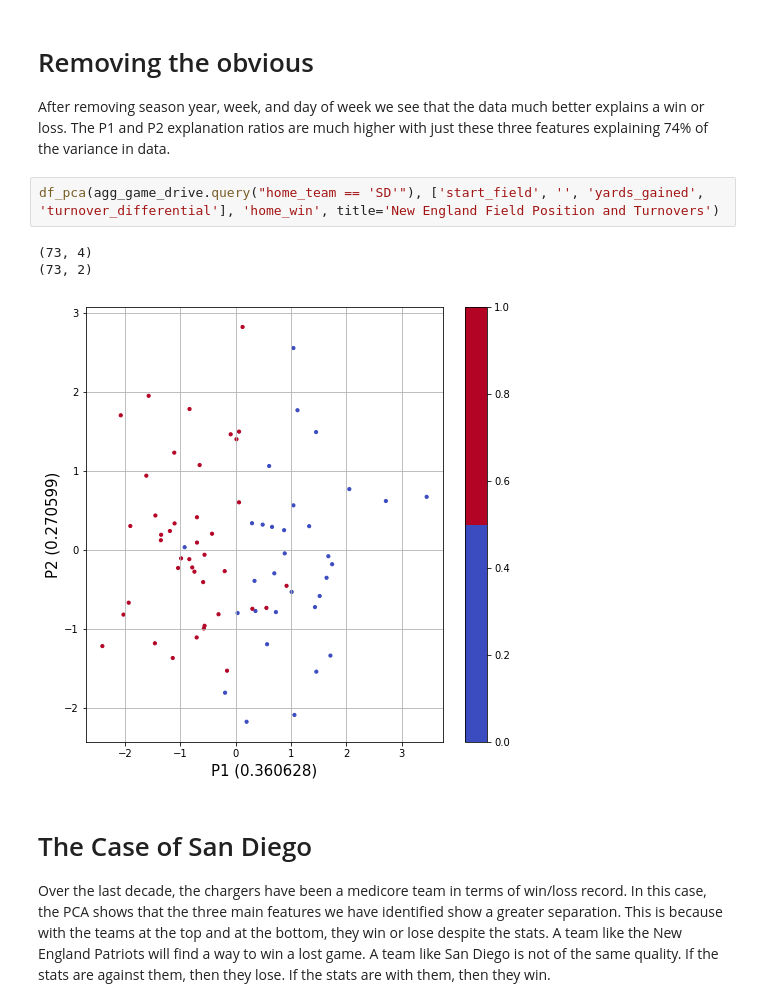
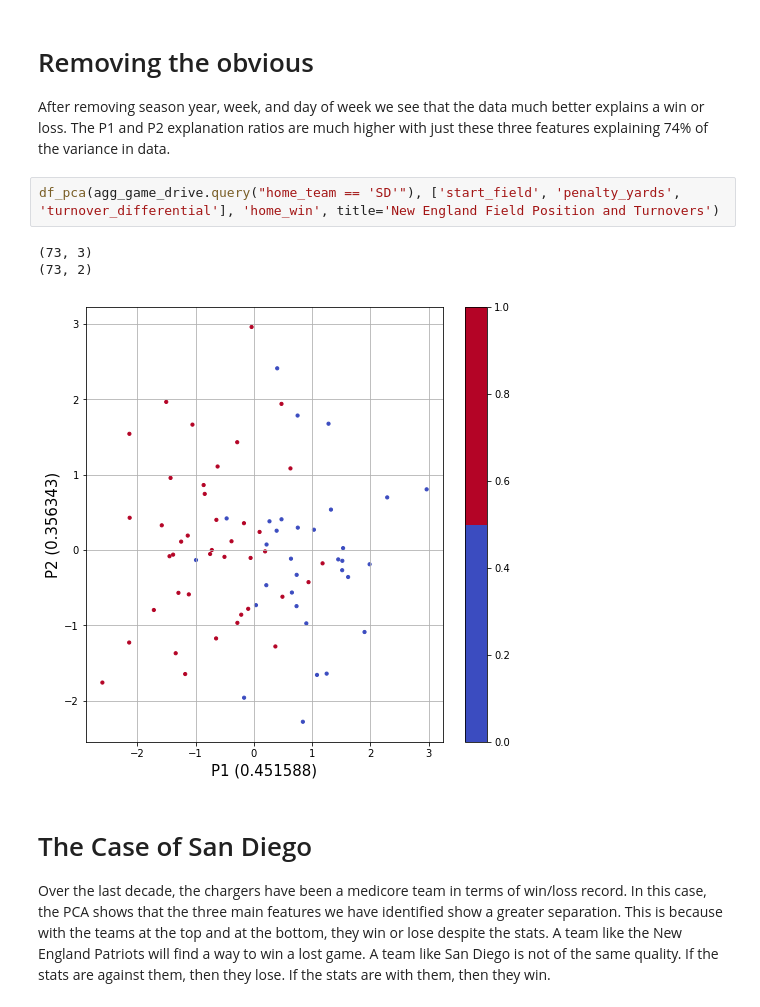
Before and after one commit to nrstott/nfldb_data_exploration, a Jupyter notebook: PCA.ipynb, the cells around one changed output. Drawn from its saved outputs; the diff is of its cells as text.

```diff
--- a/PCA.ipynb
+++ b/PCA.ipynb
@@ -148,11 +148,11 @@ df_pca(agg_game_drive, ['start_field', 'penalty_yards', 'yards_gained', 'turnove
 
 After removing season year, week, and day of week we see that the data much better explains a win or loss. The P1 and P2 explanation ratios are much higher with just these three features explaining 74% of the variance in data.
 # %%
-df_pca(agg_game_drive.query("home_team == 'SD'"), ['start_field', '', 'yards_gained', 'turnover_differential'], 'home_win', title='New England Field Position and Turnovers')
+df_pca(agg_game_drive.query("home_team == 'SD'"), ['start_field', 'penalty_yards', 'turnover_differential'], 'home_win', title='New England Field Position and Turnovers')
 # %% [output]
-(73, 4)
+(73, 3)
 (73, 2)
-[figure, old version]
+[figure, new version]
 # %% [markdown]
 # The Case of San Diego
 
```
Also changed, not shown: parts of 10 cells of this notebook.
